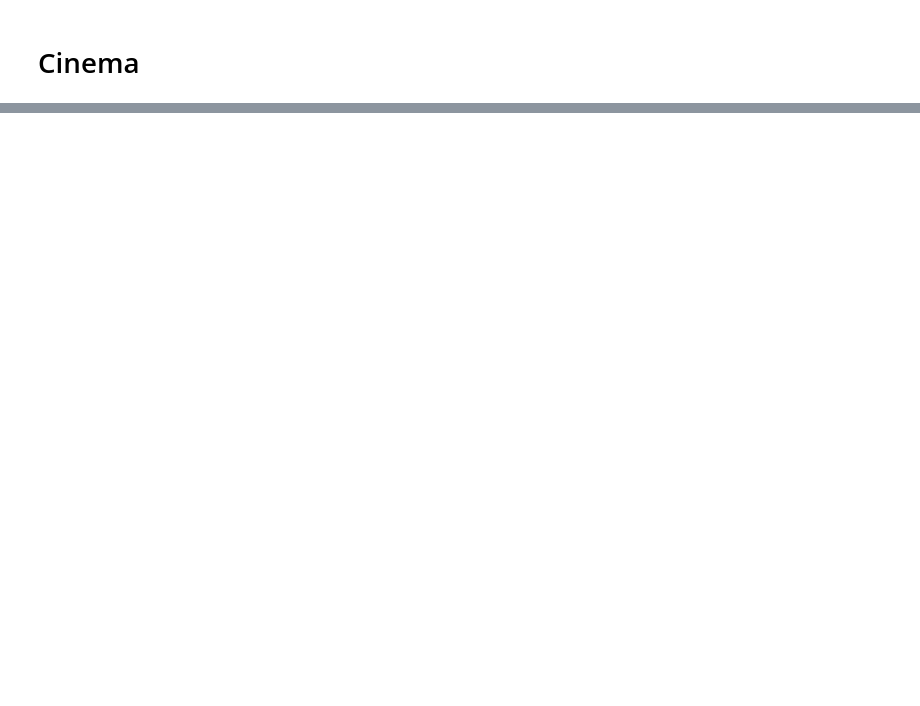
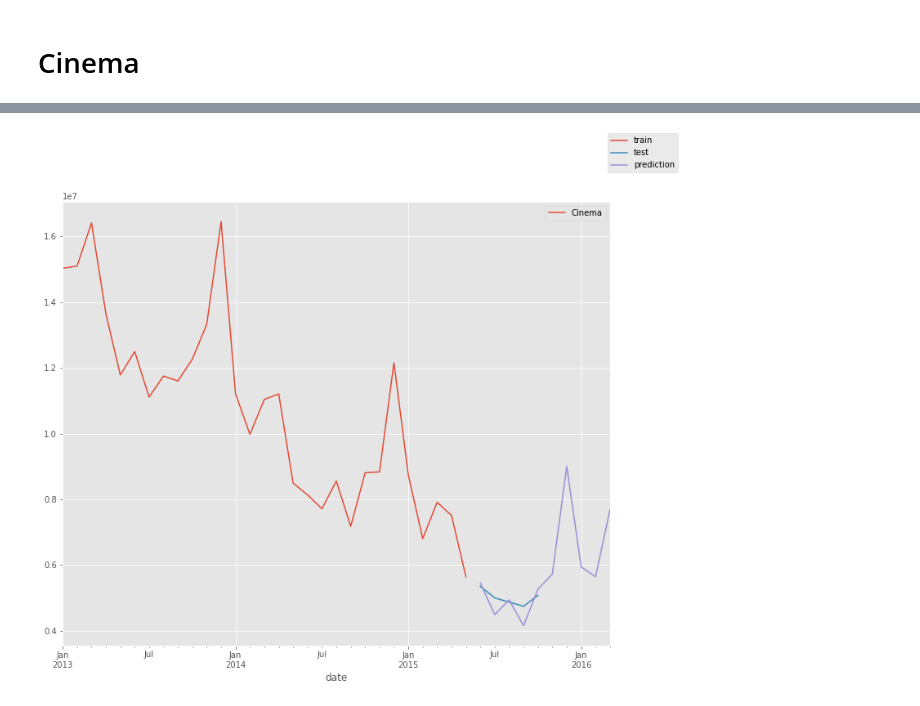
Before and after one commit to jquesada92/Kaggle_Times_Series_Competition, a Jupyter notebook: times_series_competition.ipynb, the cells around one changed output, grey strips where cells are left out. Saved outputs shown, nothing was run; the diff lists cells and outputs as text; code cells hidden in the pictures; blank space fills up the shorter version.

```diff
--- a/times_series_competition.ipynb
+++ b/times_series_competition.ipynb
@@ -371,0 +417,2 @@ Critial Values:
+# %%
+run_adfuller(df_cinema)
@@ -371,0 +432,3 @@ Critial Values:
+# %%
+cinema_train = df_cinema[:-5]
+cinema_test = df_cinema[-5:]
@@ -371,0 +437,9 @@ Critial Values:
+# %%
+triple = ExponentialSmoothing(cinema_train ,
+                              trend="additive",
+                              seasonal="additive",
+                              seasonal_periods=12).fit(optimized=True)
+triple_preds = triple.forecast(len(cinema_test))
+triple_mse = mean_squared_error(cinema_test, triple_preds)
+print("Predictions: ", triple_preds)
+print("MSE: ", triple_mse)
@@ -371,0 +454,10 @@ Critial Values:
+# %%
+triple_preds = triple.forecast(10)
+# %%
+
+cinema_train.plot(legend='train')
+cinema_test.plot()
+triple_preds.plot()
+plt.gcf().legend(["train", "test",'prediction']);
+# %% [output]
+[figure, added]
```
Also changed, not shown: parts of 15 cells of this notebook.
